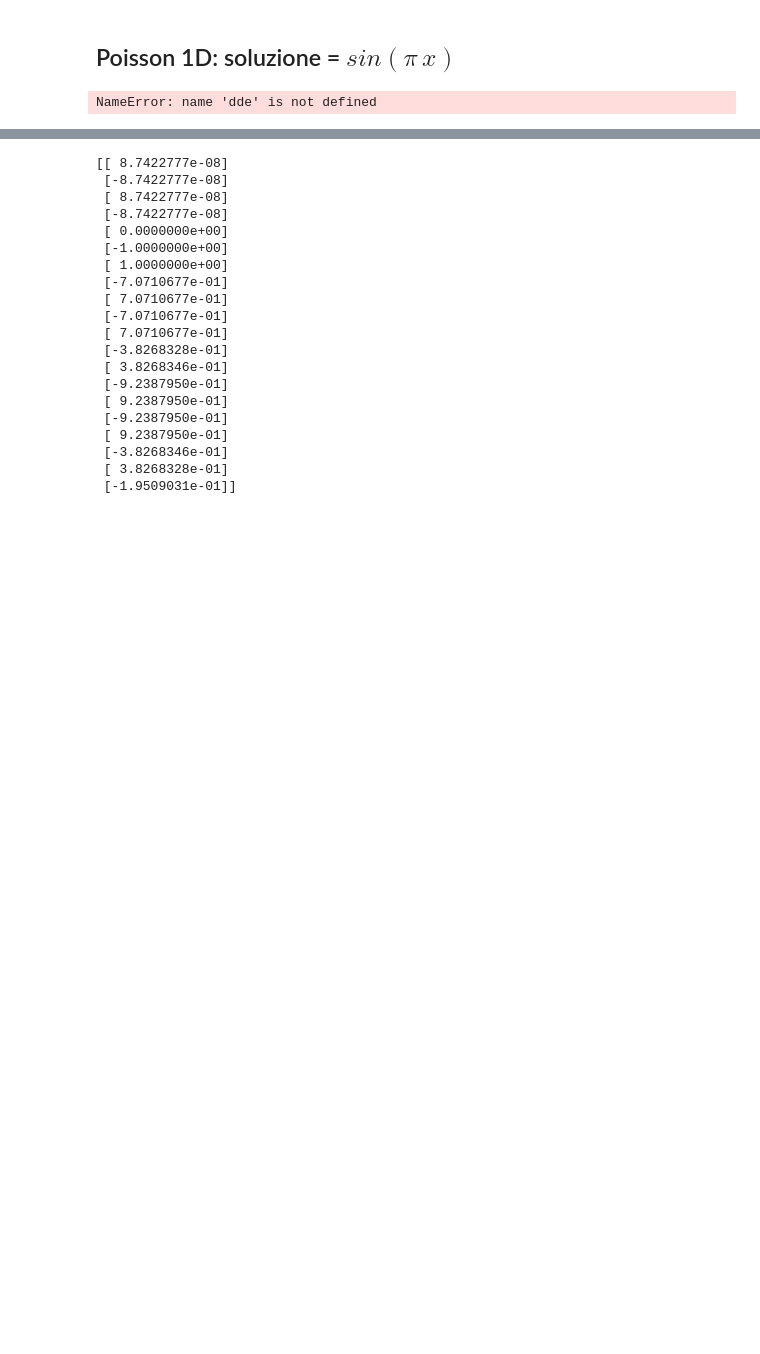
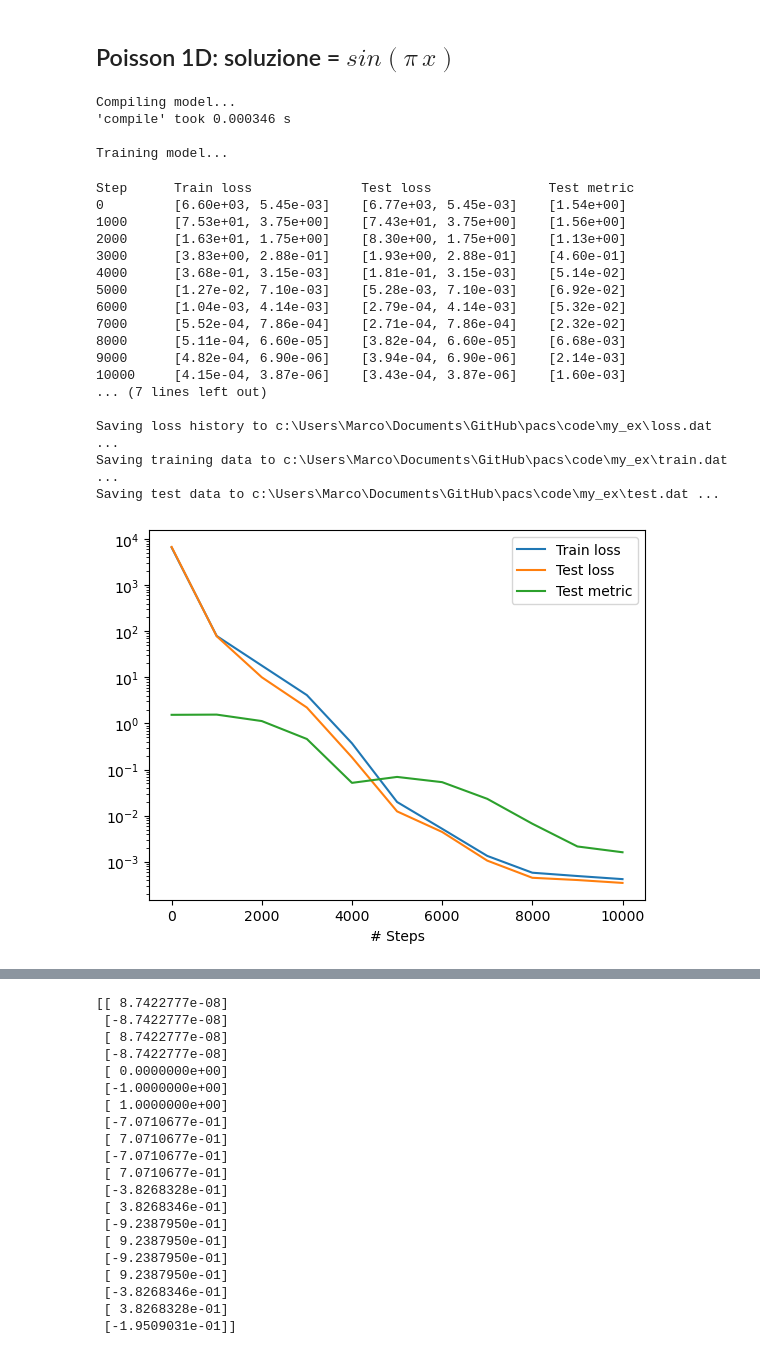
Before and after one commit to ZIB012/pacs, a Jupyter notebook: code/my_ex/Poisson_1D_finale.ipynb, the cells around one changed output, grey strips where cells are left out. Saved outputs shown, nothing was run; the diff lists cells and outputs as text; code cells hidden in the pictures; blank space fills up the shorter version.

```diff
--- a/code/my_ex/Poisson_1D_finale.ipynb
+++ b/code/my_ex/Poisson_1D_finale.ipynb
@@ -33,22 +33,43 @@ data = dde.data.PDE(geom, pde, bc, 16, 2, solution=func, num_test=100)
 # %%
 M =10
 layer_size = [1] + [M]  +  [1]
 
 activation = ["sin", 'linear']
 
 initializer = "Glorot uniform"
 
 net = dde.nn.random_FNN(layer_size, activation, initializer, Rm=10)
 
 model = dde.Model(data, net)
 #wei = np.ones(2)
 #wei[0] = 0
 #wei = tf.convert_to_tensor(wei, dtype=tf.float32)
 
 model.compile("adam", lr=0.001, metrics=["l2 relative error"], loss_weights=1)
 
-losshistory, train_state = model.train(iterations=1)
+losshistory, train_state = model.train(iterations=10000)
 
-#dde.saveplot(losshistory, train_state, issave=True, isplot=True)
+dde.saveplot(losshistory, train_state, issave=True, isplot=True)
 # %% [output]
-NameError: name 'dde' is not defined
+Compiling model...
+'compile' took 0.000346 s
+
+Training model...
+Step      Train loss              Test loss               Test metric
+0         [6.60e+03, 5.45e-03]    [6.77e+03, 5.45e-03]    [1.54e+00]
+1000      [7.53e+01, 3.75e+00]    [7.43e+01, 3.75e+00]    [1.56e+00]
+2000      [1.63e+01, 1.75e+00]    [8.30e+00, 1.75e+00]    [1.13e+00]
+3000      [3.83e+00, 2.88e-01]    [1.93e+00, 2.88e-01]    [4.60e-01]
+4000      [3.68e-01, 3.15e-03]    [1.81e-01, 3.15e-03]    [5.14e-02]
+5000      [1.27e-02, 7.10e-03]    [5.28e-03, 7.10e-03]    [6.92e-02]
+6000      [1.04e-03, 4.14e-03]    [2.79e-04, 4.14e-03]    [5.32e-02]
+7000      [5.52e-04, 7.86e-04]    [2.71e-04, 7.86e-04]    [2.32e-02]
+8000      [5.11e-04, 6.60e-05]    [3.82e-04, 6.60e-05]    [6.68e-03]
+9000      [4.82e-04, 6.90e-06]    [3.94e-04, 6.90e-06]    [2.14e-03]
+10000     [4.15e-04, 3.87e-06]    [3.43e-04, 3.87e-06]    [1.60e-03]
+... (7 lines left out)
+
+Saving loss history to c:\Users\Marco\Documents\GitHub\pacs\code\my_ex\loss.dat ...
+Saving training data to c:\Users\Marco\Documents\GitHub\pacs\code\my_ex\train.dat ...
+Saving test data to c:\Users\Marco\Documents\GitHub\pacs\code\my_ex\test.dat ...
+[figure, added]
```
Also changed, not shown: parts of 4 cells of this notebook, 5 other files.
